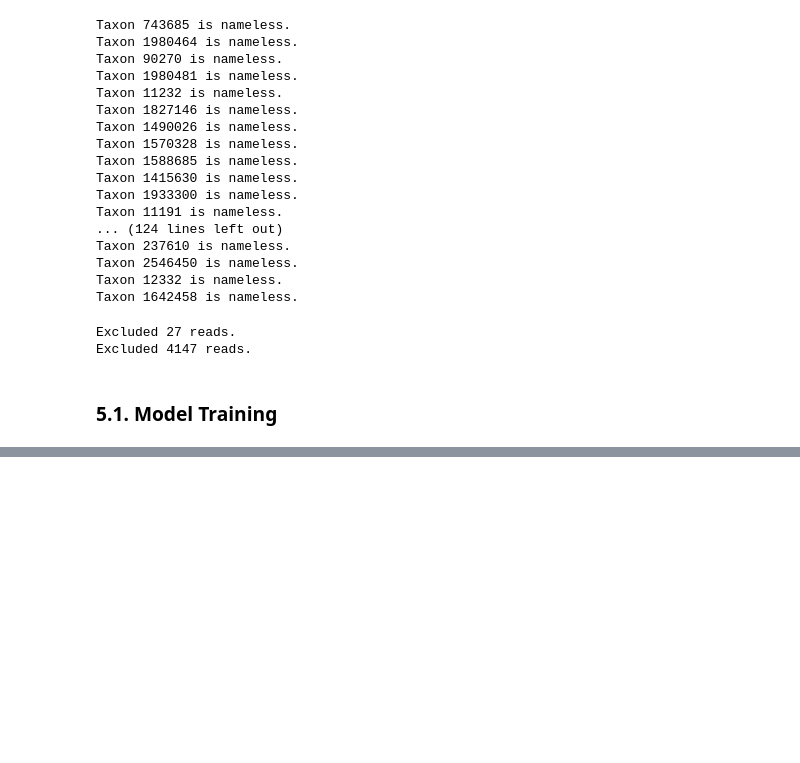
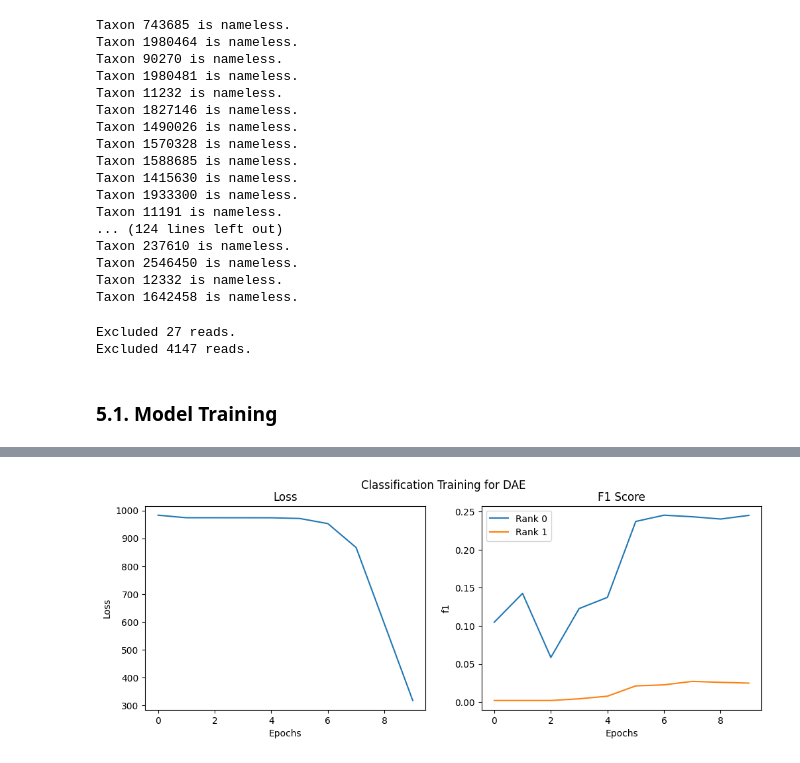
Before and after one commit to Vincent-Therrien/stelaro, a Jupyter notebook: demonstrations/large_dataset.ipynb, the cells around one changed output, grey strips where cells are left out. Saved outputs shown, nothing was run; the diff lists cells and outputs as text; code cells hidden in the pictures; blank space fills up the shorter version.

```diff
--- a/demonstrations/large_dataset.ipynb
+++ b/demonstrations/large_dataset.ipynb
@@ -1385,0 +1561,11 @@ def confusion_matrix(classifier, loader, device, mapping) -> np.ndarray:
+# %%
+for x_batch, y_batch in train_data:
+    x_batch = x_batch
+    y_batch = y_batch.long()
+    break
+
+x = x_batch[0].tolist()
+print(x)
+s = synthetic.decode_tetramer(list(x))
+print(s)
+print(y_batch[0])
@@ -1385,0 +1621,84 @@ def confusion_matrix(classifier, loader, device, mapping) -> np.ndarray:
+# %%
+from torch import clamp, tensor
+from torch.nn import (Module, Conv1d, ReLU, Sequential, Flatten, Linear,
+                      CrossEntropyLoss, Dropout, MaxPool1d, LeakyReLU, ConvTranspose1d, Sigmoid)
+from torch import stack, tensor, float32
+from torch.func import vmap
+import torch.nn.functional as F
+
+
+class Unsqueeze(Module):
+    def __init__(self, dim):
+        super().__init__()
+        self.dim = dim
+
+    def forward(self, x):
+        return x.unsqueeze(self.dim)
+
+
+class DAE_1(Module):
+    """Denoising autoencoder 1."""
+    def __init__(self, N, M):
+        super(DAE_1, self).__init__()
+        LATENT_SPACE_SIZE = 128
+        N *= 4
+        self.encoder = Sequential(
+            Conv1d(4, 32, kernel_size=5, padding=2),
+            LeakyReLU(),
+            MaxPool1d(kernel_size=2),
+            Conv1d(32, 64, kernel_size=3, padding=1),
+            LeakyReLU(),
+            Flatten(),
+            Linear(N * 64 // 2, N),
+            LeakyReLU(),
+            Linear(N, LATENT_SPACE_SIZE),
+            LeakyReLU(),
+        )
+        self.decoder = Sequential(
+            Linear(LATENT_SPACE_SIZE, N // 2),
+            LeakyReLU(),
+            Linear(N // 2, N),
+            LeakyReLU(),
+            Unsqueeze(1),
+            ConvTranspose1d(1, 4, kernel_size=3, stride=1, padding=1),
+            LeakyReLU(),
+            Sigmoid(),
+        )
+        self.classifier = Linear(LATENT_SPACE_SIZE, M)
+
+    def forward(self, x):
+        if self.training:
+            B, N = x.shape
+            shifts = tensor([6, 4, 2, 0], device=x.device).view(1, 1, 4)
+            x_expanded = x.unsqueeze(-1).to(int)
+            tokens = (x_expanded >> shifts) & 0b11
+            tokens = tokens.view(B, N * 4)
+            one_hot = F.one_hot(tokens, num_classes=4).float()
+            x = one_hot.permute(0, 2, 1)
+            x_noisy = autoencoder.add_masking_noise(x, dropout_prob=0.2)
+            x_noisy = clamp(x_noisy, 0.0, 1.0)
+            latent = self.encoder(x_noisy)
+        else:
+            B, N = x.shape
+            shifts = tensor([6, 4, 2, 0], device=x.device).view(1, 1, 4)
+            x_expanded = x.unsqueeze(-1).to(int)
+            tokens = (x_expanded >> shifts) & 0b11
+            tokens = tokens.view(B, N * 4)
+            one_hot = F.one_hot(tokens, num_classes=4).float()
+            x = one_hot.permute(0, 2, 1)
+            latent = self.encoder(x)
+        classification = self.classifier(latent)
+        reconstruction = self.decoder(latent)
+        return classification, reconstruction
+
+
+model = benchmark(
+    autoencoder.Classifier(LENGTH // 4, mapping, "cuda", DAE_1),
+    "DAE",
+)
+matrix = confusion_matrix(model, test_data, "cuda", mapping)
+plt.matshow(matrix)
+plt.show()
+np.set_printoptions(precision=3, suppress=True, linewidth=250)
+print(matrix)
+# %% [output]
@@ -1385,0 +1718 @@ def confusion_matrix(classifier, loader, device, mapping) -> np.ndarray:
+[figure, added]
```
Also changed, not shown: parts of 15 cells of this notebook, 4 other files.
